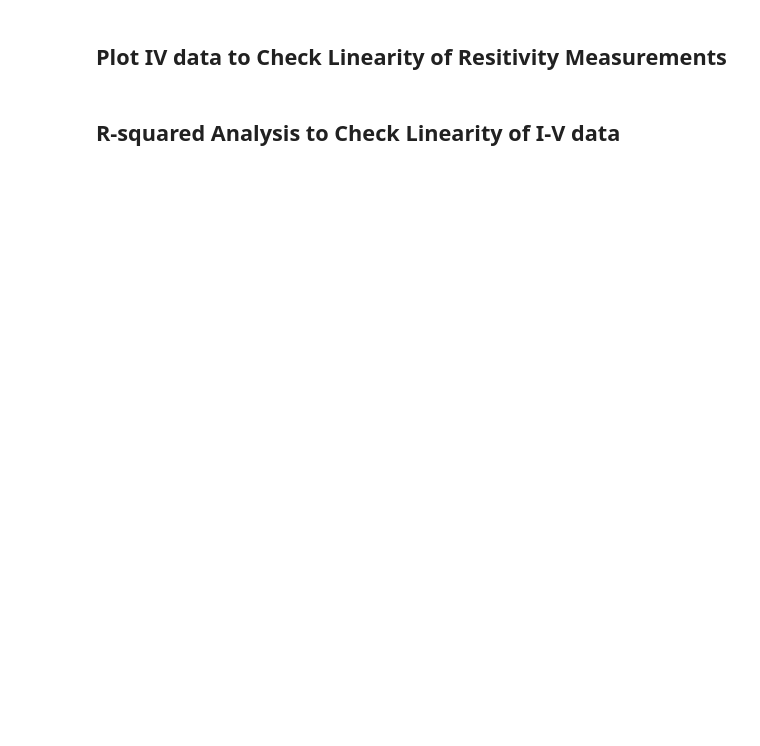
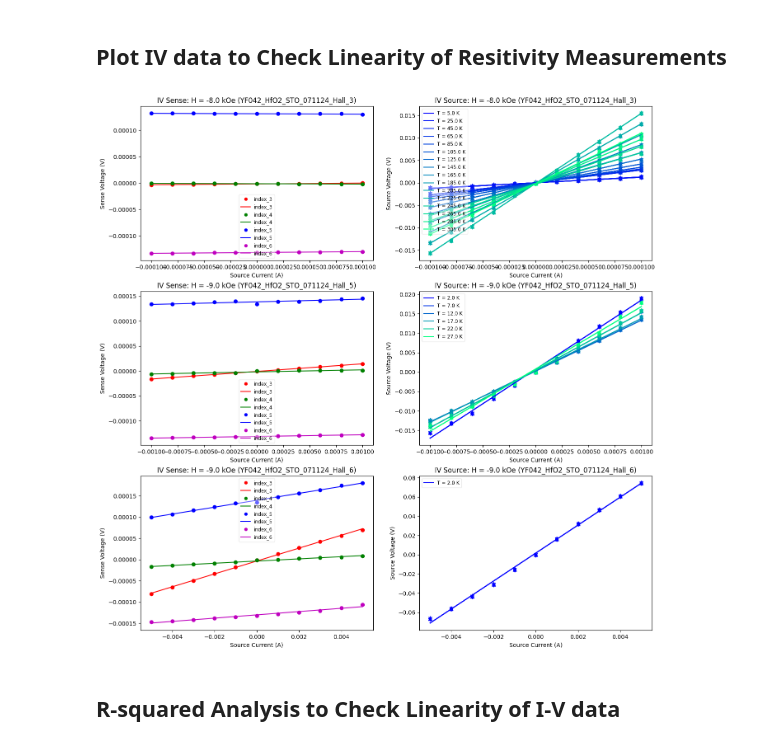
Before and after one commit to hc3413/Electronic_properties_of_thin_films, a Jupyter notebook: Analysis.ipynb, the cells around one changed output. Saved outputs shown, nothing was run; the diff lists cells and outputs as text; code cells hidden in the pictures; blank space fills up the shorter version.

```diff
--- a/Analysis.ipynb
+++ b/Analysis.ipynb
@@ -67,0 +76,9 @@ File 4 imported: YF042_HfO2_STO_071124_Hall_6 with shape (814, 5, 6)
+# %%
+# First visualise the data contained in each list
+for count, dat in enumerate(dat_raw):
+    print(f'dat_{count}:', [f'{count_2}={d.filename}' for count_2, d in enumerate(dat)])
+
+
+# Select the data sets to be plotted and put into a single list
+dat_raw_sel = [dat_raw[2][2], dat_raw[2][1], dat_raw[2][3]]
+print('dat:', [f'{count}={d.filename}' for count, d in enumerate(dat_raw_sel)])
@@ -119,0 +123,11 @@ for j in range(len(data_import_np)):
+# %%
+# Extract the resistivity using the VDP method and write to the PPMSData objects in the list "dat"
+dat = functions.vdp_resistivity(dat)
+
+# Calculate the magnetoresistance at each temperature and field strength
+# mag_res(temperature, field, index) where: index 0 = VDP config A, index 1 = VDP config B, index 2 = average of A and B
+dat = functions.magnetoresistance(dat)
+
+# Calculate the Hall coefficient and mobility
+# hall_mobility(temperature, field, index) where: index 0 = VDP config A, index 1 = VDP config B, index 2 = average of A and B
+dat = functions.vdp_hall(dat)
@@ -120,54 +139,56 @@ for j in range(len(data_import_np)):
 # %% [markdown]
 ## Plot IV data to Check Linearity of Resitivity Measurements
 # %%
-fig0 = plt.figure(figsize=(14, 3*len(data_import_np)))
-gs = fig0.add_gridspec(len(data_import_np), 2)
+fig0 = plt.figure(figsize=(16, 5.5*len(dat)))
+gs = fig0.add_gridspec(len(dat), 2)
 labels = ['index_3', 'index_4', 'index_5', 'index_6']
 color_s = ['r', 'g', 'b', 'm'] # simple four colors for the 4 configurations of vdp
 
-for j in range(len(data_import_np)):
+for j, d in enumerate(dat):
 
     ax = fig0.add_subplot(gs[j, 0])
     ax1 = fig0.add_subplot(gs[j, 1])
 
     ## Plotting Source(I) vs Sense(V) data
     for i in range(4):
-        R_test = linregress(data_np[j][0:ctf[j][3], 2, 2+i], data_np[j][0:ctf[j][3], 4, 2+i])
-        ax.plot(data_np[j][0:ctf[j][3], 2, 2+i], data_np[j][0:ctf[j][3], 4, 2+i], 'o', label=f'{labels[i]}', color=color_s[i])
-        ax.plot(data_np[j][0:ctf[j][3], 2, 2+i], R_test.intercept + R_test.slope * data_np[j][0:ctf[j][3], 2, 2+i], color=color_s[i], label=f'{labels[i]}')
+        R_test = linregress(d.data_np[0:d.ctf[3], 2, 2+i], d.data_np[0:d.ctf[3], 4, 2+i])
+        ax.plot(d.data_np[0:d.ctf[3], 2, 2+i], d.data_np[0:d.ctf[3], 4, 2+i], 'o', label=f'{labels[i]}', color=color_s[i])
+        ax.plot(d.data_np[0:d.ctf[3], 2, 2+i], R_test.intercept + R_test.slope * d.data_np[0:d.ctf[3], 2, 2+i], color=color_s[i], label=f'{labels[i]}')
     ax.legend(loc='best', fontsize='small', markerscale=0.8, framealpha=0.4)
 
     # Set labels and title
     ax.set_xlabel('Source Current (A)')
     ax.set_ylabel('Sense Voltage (V)')
-    ax.set_title(f'IV Sense: H = {np.round(data_np[j][0, 1, 2],decimals=0)} kOe')
+    ax.set_title(f'IV Sense: H = {np.round(d.data_np[0, 1, 2],decimals=0)} kOe ({d.filename})')
 
 
     ## Plotting the Source IV data
-    colors = plt.get_cmap('winter')(np.linspace(0, 1, ctf[j][4]))
+    colors = plt.get_cmap('winter')(np.linspace(0, 1, d.ctf[4]))
     markers = ['+', 'x', '^', 'd']
-    for t in range(ctf[j][4]):
-        counter = t*ctf[j][3]*ctf[j][5]
+    for t in range(d.ctf[4]):
+        counter = t*d.ctf[3]*d.ctf[5]
         for i in range(4):
-            R_test_2 = linregress(data_np[j][counter:ctf[j][3]+counter, 2, 2], data_np[j][counter:ctf[j][3]+counter, 3, 2+i])
-            ax1.scatter(data_np[j][counter:ctf[j][3]+counter, 2, 2+i], data_np[j][counter:ctf[j][3]+counter, 3, 2+i], color=colors[t], marker=markers[i])
-            ax1.plot(data_np[j][counter:ctf[j][3]+counter, 2, 2+i], R_test_2.intercept + R_test_2.slope * data_np[j][counter:ctf[j][3]+counter, 2, 2+i], color=colors[t])
+            R_test_2 = linregress(d.data_np[counter:d.ctf[3]+counter, 2, 2], d.data_np[counter:d.ctf[3]+counter, 3, 2+i])
+            ax1.scatter(d.data_np[counter:d.ctf[3]+counter, 2, 2+i], d.data_np[counter:d.ctf[3]+counter, 3, 2+i], color=colors[t], marker=markers[i])
+            ax1.plot(d.data_np[counter:d.ctf[3]+counter, 2, 2+i], R_test_2.intercept + R_test_2.slope * d.data_np[counter:d.ctf[3]+counter, 2, 2+i], color=colors[t])
 
         # Add a dummy plot for the legend entry
-        ax1.plot([], [], color=colors[t], label=f'T = {ctf[j][1][t]} K')
+        ax1.plot([], [], color=colors[t], label=f'T = {d.ctf[1][t]} K')
 
         ax1.legend(loc='best', fontsize='small', markerscale=0.8, framealpha=0.4)
 
     # Set labels and title
     ax1.set_xlabel('Source Current (A)')
     ax1.set_ylabel('Source Voltage (V)')
-    ax1.set_title(f'IV Source: H = {np.round(data_np[j][0, 1, 2],decimals=0)} kOe')
+    ax1.set_title(f'IV Source: H = {np.round(d.data_np[0, 1, 2],decimals=0)} kOe ({d.filename})')
 
 
 plt.show()
 
 if plot_data == True:
     fig0.savefig(Path(path_out).joinpath(f'{plot_string}_IV_resistivity.{fig_format}'), dpi=300, bbox_inches='tight', transparent=plot_transparency)
+# %% [output]
+[figure, added]
 # %% [markdown]
 ## R-squared Analysis to Check Linearity of I-V data
 # %%
```
Also changed, not shown: parts of 27 cells of this notebook, 1 other file.
